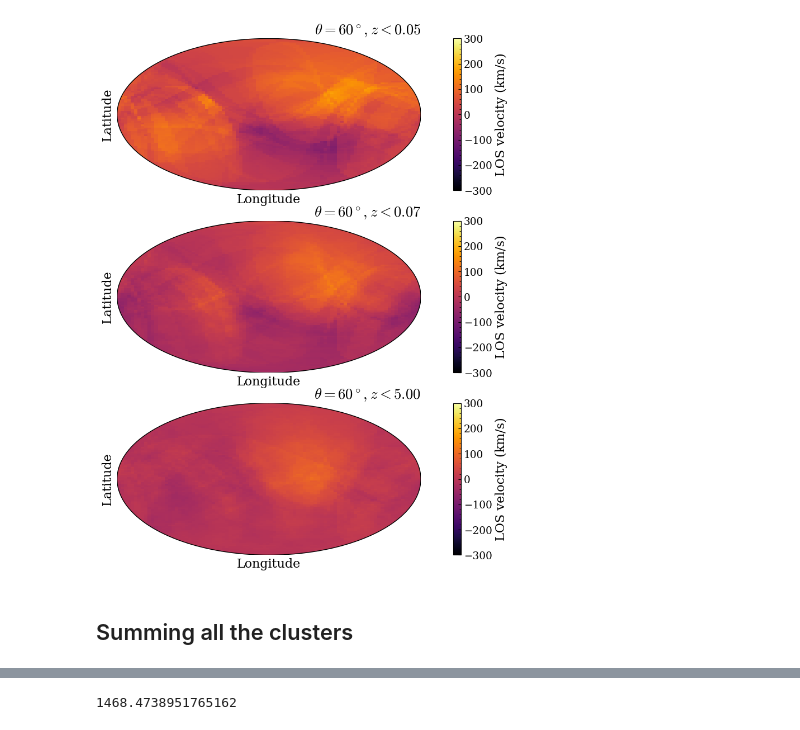
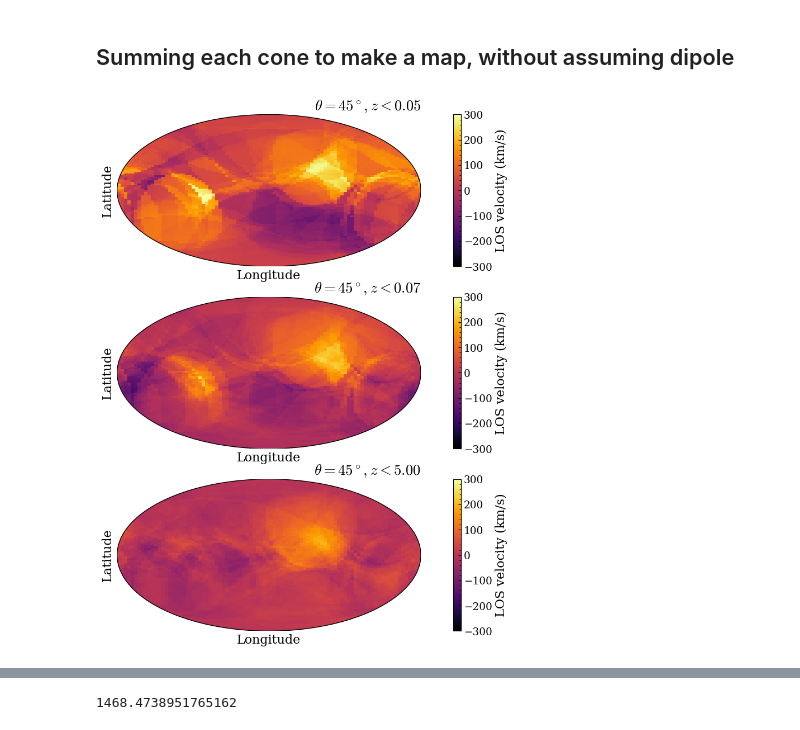
Before and after one commit to YujieH3/anisotropy-flamingo, a Jupyter notebook: notebooks/28true_bulk_flow_map.ipynb, the cells around one changed output, grey strips where cells are left out. Cells and saved outputs as stored; diff of their text form; code cells hidden in the pictures.

Commit message:
Modelling bulk flow

```diff
--- a/notebooks/28true_bulk_flow_map.ipynb
+++ b/notebooks/28true_bulk_flow_map.ipynb
@@ -4,9 +6,15 @@ from numba import njit
 import pandas as pd
 # %%
 @njit(fastmath=True)
-def scan_qty(lon_c_arr, lat_c_arr, qty_arr,
+def scan_qty(lon_c_arr, lat_c_arr, qty_arr, count_arr,
              lon, lat, qty, cone_size, lon_step, lat_step, cos_weight=True,
              ):
+    """
+    Scan and average to make quantity sky map. Mainly use for bulk flow calculation,
+    namely to calculate the line of sight velocity maps. This is the numba accelerated
+    main calculation of the code.
+    """
+
     # unit conversions
     theta = cone_size # set alias
     theta_rad = theta * np.pi / 180
@@ -59,7 +67,8 @@ def scan_qty(lon_c_arr, lat_c_arr, qty_arr,
             lon_c_arr[idx] = lon_c
             lat_c_arr[idx] = lat_c
             qty_arr[idx]   = result
+            count_arr[idx] = np.sum(mask)
 
             # print(f'lon_c: {lon_c}, lat_c: {lat_c}, qty: {result}')
 
-    return lon_c_arr, lat_c_arr, qty_arr
+    return lon_c_arr, lat_c_arr, qty_arr, count_arr
@@ -71,5 +75,9 @@ n_clusters = 313
 # %%
-def main(data, zmask):
+def make_los_v_map(data, zmask, cone_size=45, lon_step=4, lat_step=2):
+    """
+    Scan and average to make quantity sky map. Mainly use for bulk flow calculation,
+    namely to calculate the line of sight velocity maps.
+    """
     # data = data[:n_clusters]
     data = data[zmask]
 
@@ -84,6 +92,7 @@ def main(data, zmask):
     qty_arr   = np.zeros(n_steps)
     lon_c_arr = np.zeros(n_steps)
     lat_c_arr = np.zeros(n_steps)
+    count_arr = np.zeros(n_steps)
 
     # Peculiar los velocity
     vx = np.array(data['Vx'])                 # velocities in km/s
@@ -100,9 +109,11 @@ def main(data, zmask):
     # v_vecs = los_v[...,None] * np.column_stack([x,y,z]) / (x[...,None]**2 + y[...,None]**2 + z[...,None]**2)**0.5
 
     # Scan. los velocity is in fact a vector, and the contribution to center cone direction should be weighted with a cosine factor
-    Glon, Glat, los_v_map = scan_qty(lon_c_arr, lat_c_arr, qty_arr,
+    Glon, Glat, los_v_map, count_map = scan_qty(lon_c_arr, lat_c_arr, qty_arr, count_arr,
                                     lon, lat, los_v, cone_size, lon_step, lat_step, cos_weight=True)
-    return Glon, Glat, los_v_map
+    return Glon, Glat, los_v_map, count_map
+# %% [markdown]
+## Summing each cone to make a map, without assuming dipole
 # %%
 import sys
 sys.path.append('../tools/')
@@ -111,35 +122,39 @@ import matplotlib.pyplot as plt
 
 from mpl_toolkits.basemap import Basemap
 # Use hammer projection
 m = Basemap(projection='hammer', lon_0=0)
 
-cone_size = 60
+# -------------------------------||Parameters||---------------------------------
+cone_size = 45
+lon_step = 4
+lat_step = 2
+n_clusters = 313
 data = pd.read_csv('../data/samples_in_lightcone0_with_trees_duplicate_excision.csv')
+#-------------------------------------------------------------------------------
+
 
 # Only 313 highest Lcore/Ltot clusters
 data = data[:n_clusters]
 
 redshift = data['ObservedRedshift']
 fig, axes = plt.subplots(3, 1, figsize=(15, 12))
 for zmax, ax in zip([0.05, 0.07, 5], axes):
     # Select redshift range
     zmask = (redshift < zmax)
 
     # Calculate los velocity map
-    _,_,los_v_map = main(data, zmask)
+    _,_,los_v_map,_ = make_los_v_map(data, zmask, cone_size=cone_size, lon_step=lon_step, lat_step=lat_step)
 
     # Plot the map
     cp._sky_map_(los_v_map, colorbar_label='LOS velocity (km/s)', ax=ax, vmin=-300, vmax=300)
 
     # Set the title
     ax.set_title(f'$\\theta={cone_size}^\\circ, z<{zmax:.2f}$', loc='right')
 
     # # Highlight some directions
     # m.scatter(51.49, 13.34, marker='o', ax=ax, latlon=True, edgecolor='r', facecolor='none', s=100)
     # m.scatter(50.17, 19.97, marker='o', ax=ax, latlon=True, edgecolor='r', facecolor='none', s=100)
 
 plt.show()
 # %% [output]
-[figure, old version]
+[figure, new version]
-# %% [markdown]
-## Summing all the clusters
```
Also changed, not shown: parts of 11 cells of this notebook, 14 other files.
